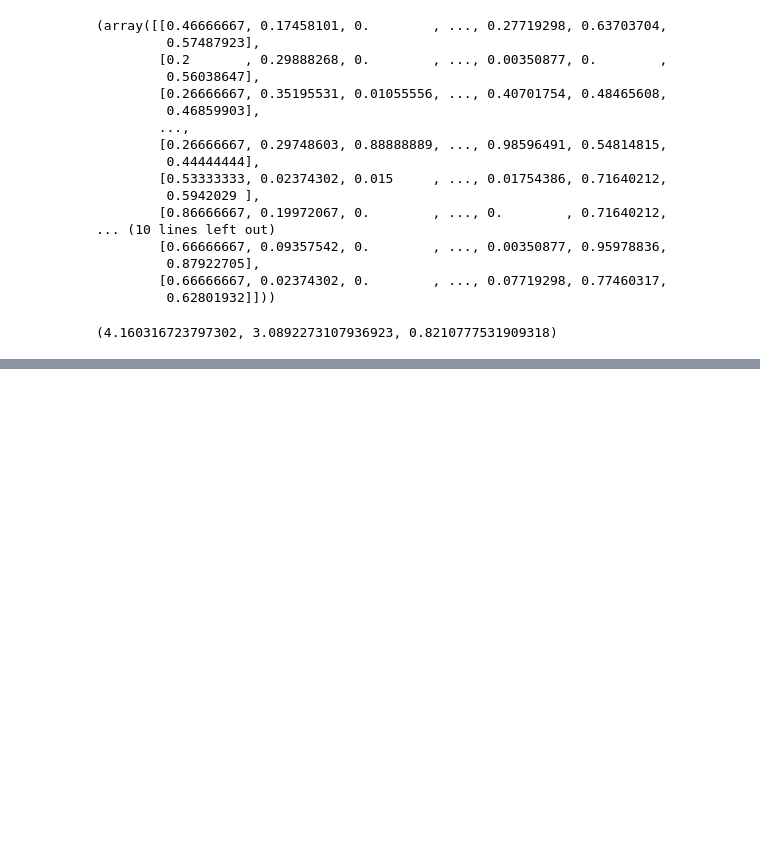
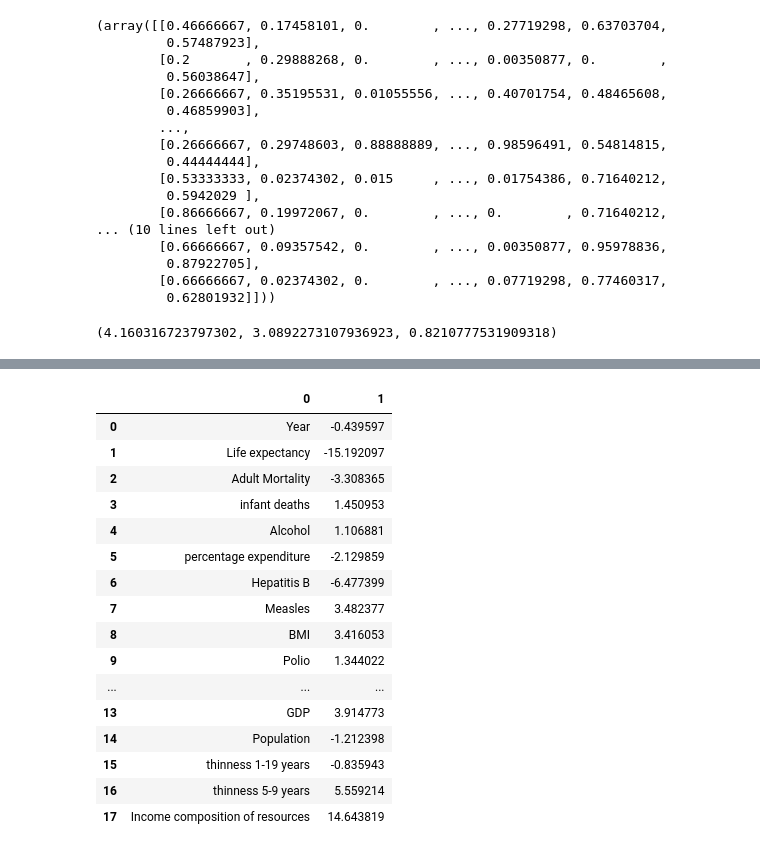
Before and after one commit to Piyush0892/MLProject1, a Jupyter notebook: Setup.ipynb, the cells around one changed output, grey strips where cells are left out. Cells and saved outputs as stored; diff of their text form; code cells hidden in the pictures; blank space fills up the shorter version.

```diff
--- a/Setup.ipynb
+++ b/Setup.ipynb
@@ -155,0 +156,20 @@ root_mse_rf, mae_rf, r2_rf
+# %%
+pd.DataFrame(zip(dataframe_V1.columns,reg.coef_))
+# %% [output]
+|  | 0 | 1 |
+| 0 | Year | -0.439597 |
+| 1 | Life expectancy | -15.192097 |
+| 2 | Adult Mortality | -3.308365 |
+| 3 | infant deaths | 1.450953 |
+| 4 | Alcohol | 1.106881 |
+| 5 | percentage expenditure | -2.129859 |
+| 6 | Hepatitis B | -6.477399 |
+| 7 | Measles | 3.482377 |
+| 8 | BMI | 3.416053 |
+| 9 | Polio | 1.344022 |
+| ... | ... | ... |
+| 13 | GDP | 3.914773 |
+| 14 | Population | -1.212398 |
+| 15 | thinness 1-19 years | -0.835943 |
+| 16 | thinness 5-9 years | 5.559214 |
+| 17 | Income composition of resources | 14.643819 |
```
Also changed, not shown: parts of 1 cell of this notebook.
